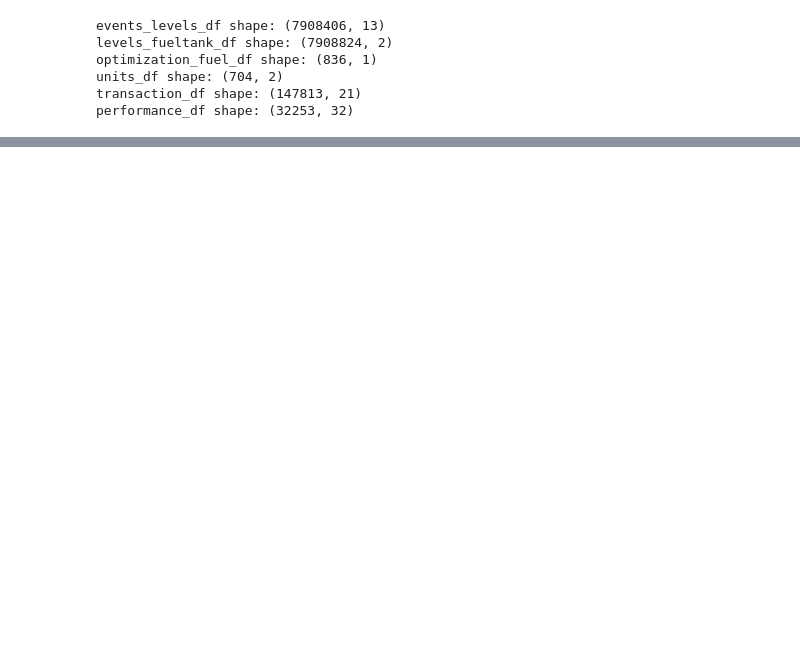
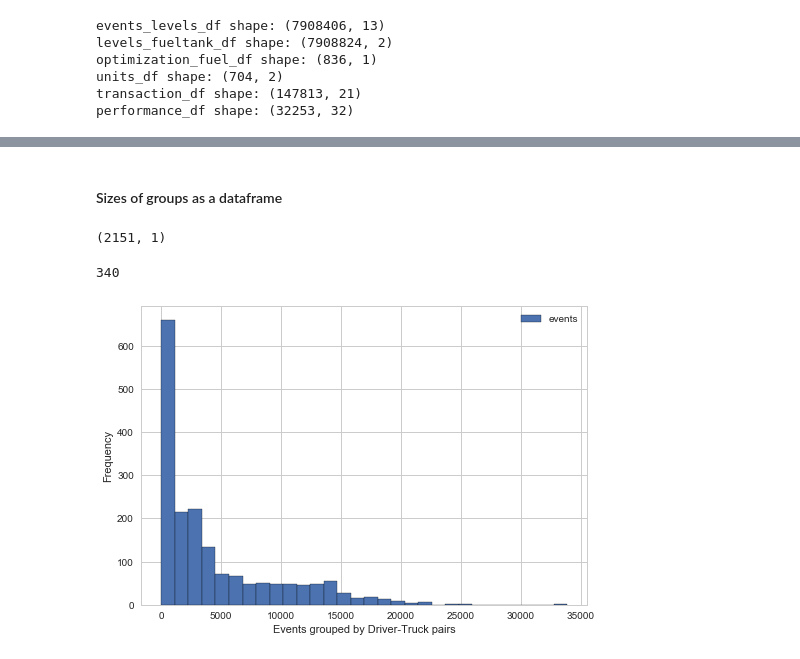
Before and after one commit to paulo-g-martinez/dq-6-fraud-detection, a Jupyter notebook: initial_import.ipynb, the cells around one changed output, grey strips where cells are left out. Saved outputs shown, nothing was run; the diff lists cells and outputs as text; code cells hidden in the pictures; blank space fills up the shorter version.

```diff
--- a/initial_import.ipynb
+++ b/initial_import.ipynb
@@ -30,7 +29,6 @@ levels_fueltank_df = pd.read_csv('data/Extranet2.ExactFuelTankLevels.csv',
 #### Fuel Optimization data; only need tank capacity
 # %%
 optimization_fuel_df = pd.read_csv('data/BGEIDSC.EF2EFFP.csv',
-                                   index_col = 'TRUCK',
                                    dtype={'TANKCAP': 'uint16', 'TRUCK' : 'uint32'},
                                   usecols = ['TRUCK', 'TANKCAP'])
 optimization_fuel_df.columns = [s.lower() for s in optimization_fuel_df.columns]
@@ -126,7 +200,7 @@ events_keep_cols = ['Id', 'EventTimeStamp', 'EquipmentID',
 events_col_types = {'DriverID': 'category',
              'EFReportReason': 'category',
              'EquipmentID': 'uint32',
-             'Id': 'uint32',
+             'Id': 'uint64',
              'IgnitionStatus': 'category',
              'Latitude': 'float64',
              'Longitude': 'float64',
@@ -136,9 +210,8 @@ events_col_types = {'DriverID': 'category',
 events_levels_df = pd.read_csv('data/Extranet2.ExactFuelEvents.csv',
                              usecols=events_keep_cols,
                             dtype=events_col_types,
-                             index_col = 'Id',
                              parse_dates=['EventTimeStamp', 'LocationTimeStamp'],
                             infer_datetime_format=True).merge(
-    levels_fueltank_df, copy=False, how='inner', left_index=True, right_index=True).merge(
-    optimization_fuel_df, copy=False, how='left', left_on='EquipmentID', right_index=True)
+    levels_fueltank_df, copy=False, how='inner', left_on='Id', right_on='ExactFuelEventId').merge(
+    optimization_fuel_df, copy=False, how='left', left_on='EquipmentID', right_on = 'truck')
 trim_categories(events_levels_df, ['DriverID','EFReportReason', 'IgnitionStatus' ])
@@ -179,0 +306,22 @@ events_levels_df.head()
+# %%
+dt_grouped = events_levels_df.groupby(['DriverID', 'EquipmentID'])
+# %% [markdown]
+#### Sizes of groups as a dataframe
+# %%
+dt_sizes = dt_grouped.size().to_frame('events').sort_values('events', ascending=False)
+# %%
+dt_sizes.shape
+# %% [output]
+(2151, 1)
+# %%
+dt_sizes[dt_sizes.events < 20].shape[0]
+# %% [output]
+340
+# %%
+sns.set_style('whitegrid')
+plt.rcParams["patch.force_edgecolor"] = True
+dt_sizes[dt_sizes.events > 20].plot(kind='hist', bins=30)
+plt.xlabel('Events grouped by Driver-Truck pairs')
+plt.show()
+# %% [output]
+[figure, added]
```
Also changed, not shown: parts of 30 cells of this notebook.
